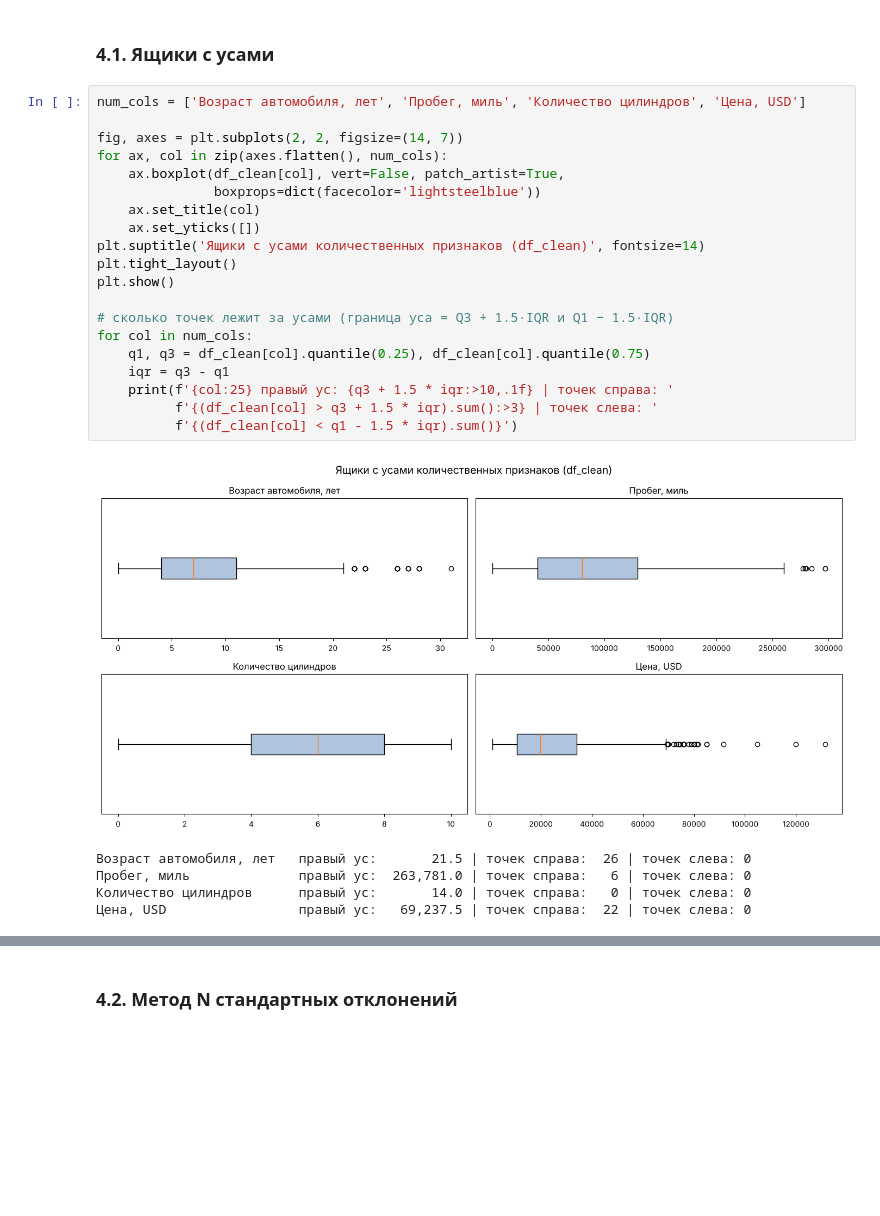
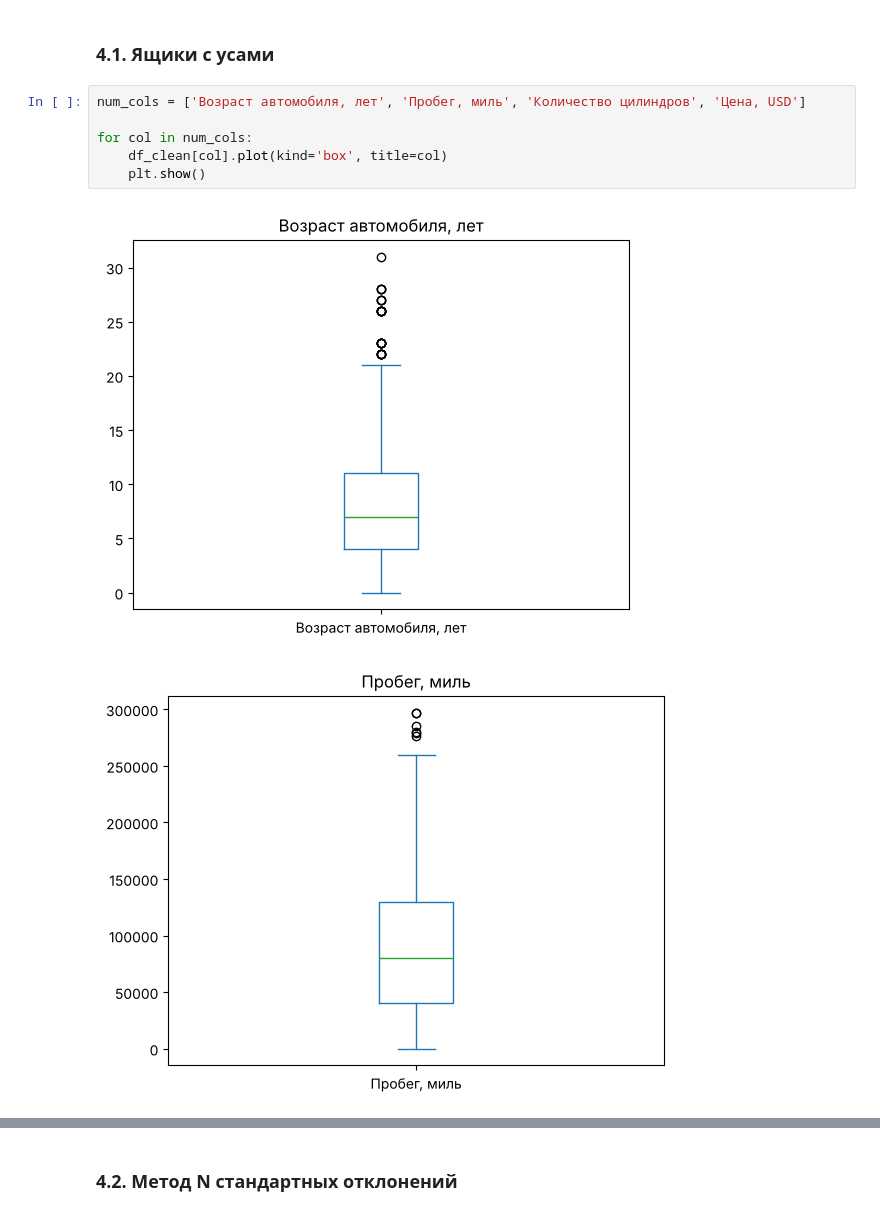
Before and after one commit to pavchundg/project-andan, a Jupyter notebook: Проект_анализ_цен_автомобилей.ipynb, the cells around one changed output, grey strips where cells are left out. Cells and saved outputs as stored; diff of their text form; blank space fills up the shorter version.

```diff
--- a/Проект_анализ_цен_автомобилей.ipynb
+++ b/Проект_анализ_цен_автомобилей.ipynb
@@ -145,29 +160,12 @@ print('Размер df_clean:', df_clean.shape)
 ## 4. Выбросы
 # %% [markdown]
 ### 4.1. Ящики с усами
-# %%
-num_cols = ['Возраст автомобиля, лет', 'Пробег, миль', 'Количество цилиндров', 'Цена, USD']
-
-fig, axes = plt.subplots(2, 2, figsize=(14, 7))
-for ax, col in zip(axes.flatten(), num_cols):
-    ax.boxplot(df_clean[col], vert=False, patch_artist=True,
-               boxprops=dict(facecolor='lightsteelblue'))
-    ax.set_title(col)
-    ax.set_yticks([])
-plt.suptitle('Ящики с усами количественных признаков (df_clean)', fontsize=14)
-plt.tight_layout()
-plt.show()
-
-# сколько точек лежит за усами (граница уса = Q3 + 1.5·IQR и Q1 − 1.5·IQR)
-for col in num_cols:
-    q1, q3 = df_clean[col].quantile(0.25), df_clean[col].quantile(0.75)
-    iqr = q3 - q1
-    print(f'{col:25} правый ус: {q3 + 1.5 * iqr:>10,.1f} | точек справа: '
-          f'{(df_clean[col] > q3 + 1.5 * iqr).sum():>3} | точек слева: '
-          f'{(df_clean[col] < q1 - 1.5 * iqr).sum()}')
-# %% [output]
-[figure, removed]
-Возраст автомобиля, лет   правый ус:       21.5 | точек справа:  26 | точек слева: 0
-Пробег, миль              правый ус:  263,781.0 | точек справа:   6 | точек слева: 0
-Количество цилиндров      правый ус:       14.0 | точек справа:   0 | точек слева: 0
-Цена, USD                 правый ус:   69,237.5 | точек справа:  22 | точек слева: 0
+# %%
+num_cols = ['Возраст автомобиля, лет', 'Пробег, миль', 'Количество цилиндров', 'Цена, USD']
+
+for col in num_cols:
+    df_clean[col].plot(kind='box', title=col)
+    plt.show()
+# %% [output]
+[figure, added]
+[figure, added]
```
Also changed, not shown: parts of 138 cells of this notebook, 2 other files.
